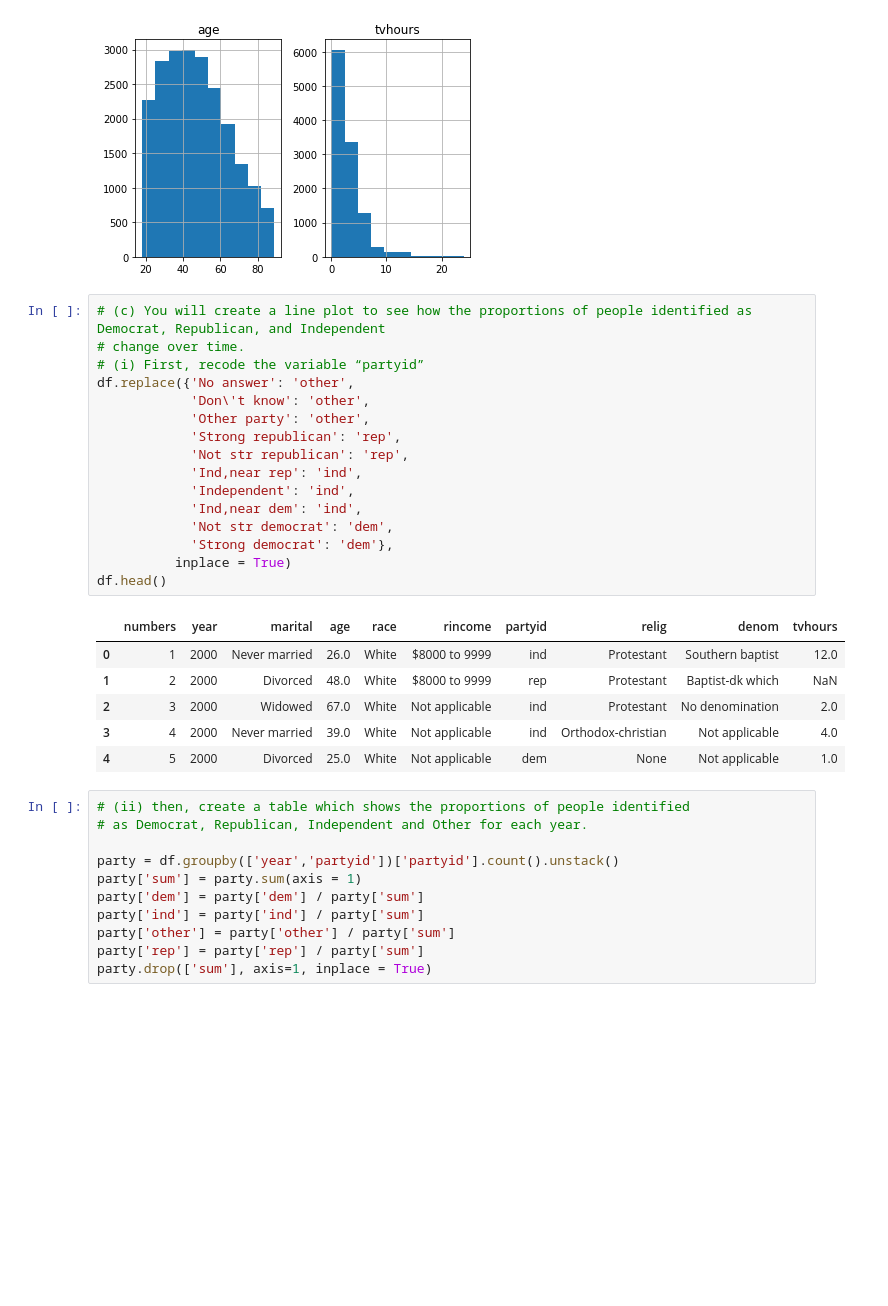
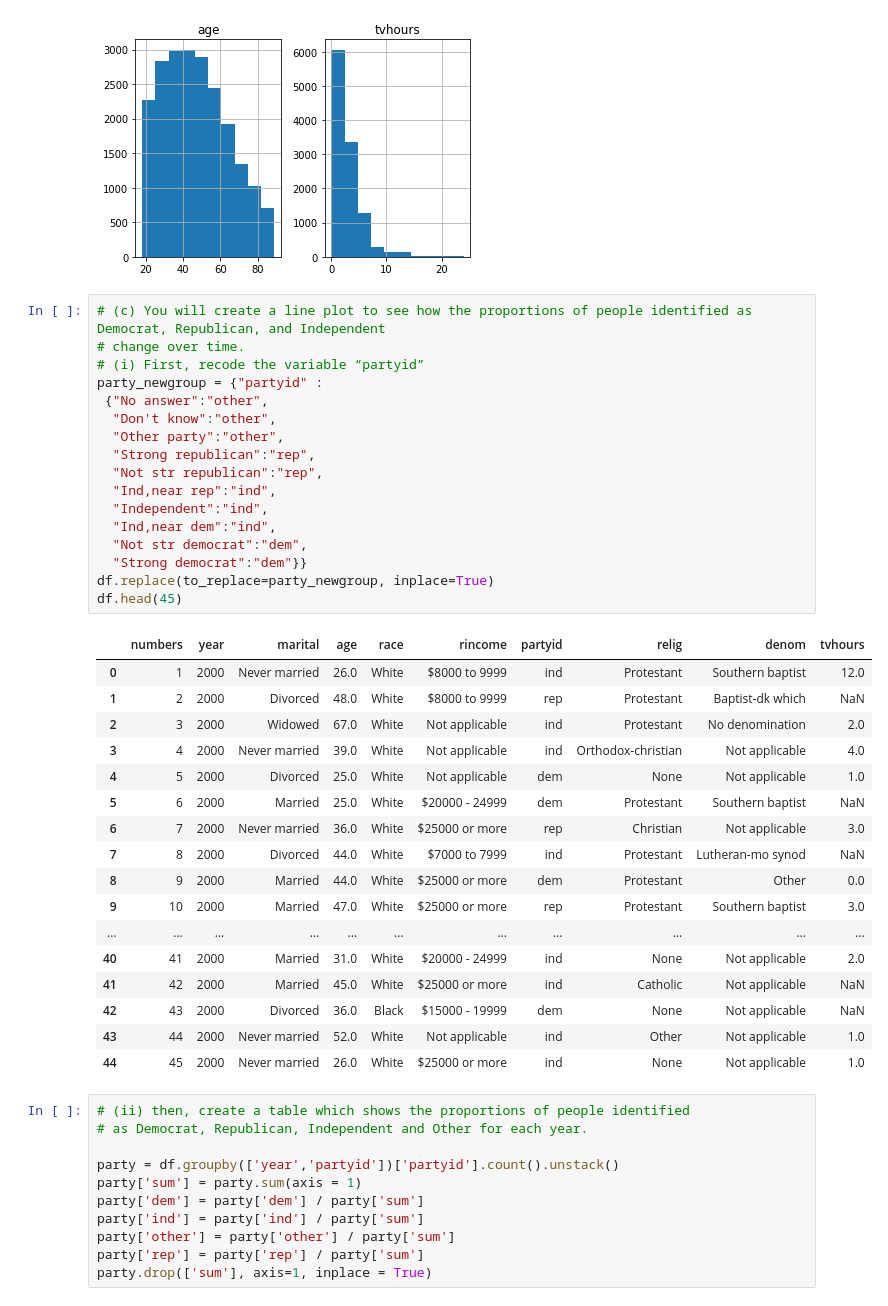
Before and after one commit to RealDogDad/exoplanetary-extrapolation, a Jupyter notebook: quizzes/quiz-3.ipynb, the cells around one changed output. Cells and saved outputs as stored; diff of their text form; blank space fills up the shorter version.

```diff
--- a/quizzes/quiz-3.ipynb
+++ b/quizzes/quiz-3.ipynb
@@ -39,26 +39,38 @@ plt.show()
 # %%
 # (c) You will create a line plot to see how the proportions of people identified as Democrat, Republican, and Independent
 # change over time.
 # (i) First, recode the variable “partyid”
-df.replace({'No answer': 'other',
-            'Don\'t know': 'other',
-            'Other party': 'other',
-            'Strong republican': 'rep',
-            'Not str republican': 'rep',
-            'Ind,near rep': 'ind',
-            'Independent': 'ind',
-            'Ind,near dem': 'ind',
-            'Not str democrat': 'dem',
-            'Strong democrat': 'dem'},
-          inplace = True)
-df.head()
+party_newgroup = {"partyid" :
+ {"No answer":"other",
+  "Don't know":"other",
+  "Other party":"other",
+  "Strong republican":"rep",
+  "Not str republican":"rep",
+  "Ind,near rep":"ind",
+  "Independent":"ind",
+  "Ind,near dem":"ind",
+  "Not str democrat":"dem",
+  "Strong democrat":"dem"}}
+df.replace(to_replace=party_newgroup, inplace=True)
+df.head(45)
 # %% [output]
 |  | numbers | year | marital | age | race | rincome | partyid | relig | denom | tvhours |
 | 0 | 1 | 2000 | Never married | 26.0 | White | $8000 to 9999 | ind | Protestant | Southern baptist | 12.0 |
 | 1 | 2 | 2000 | Divorced | 48.0 | White | $8000 to 9999 | rep | Protestant | Baptist-dk which | NaN |
 | 2 | 3 | 2000 | Widowed | 67.0 | White | Not applicable | ind | Protestant | No denomination | 2.0 |
 | 3 | 4 | 2000 | Never married | 39.0 | White | Not applicable | ind | Orthodox-christian | Not applicable | 4.0 |
 | 4 | 5 | 2000 | Divorced | 25.0 | White | Not applicable | dem | None | Not applicable | 1.0 |
+| 5 | 6 | 2000 | Married | 25.0 | White | $20000 - 24999 | dem | Protestant | Southern baptist | NaN |
+| 6 | 7 | 2000 | Never married | 36.0 | White | $25000 or more | rep | Christian | Not applicable | 3.0 |
+| 7 | 8 | 2000 | Divorced | 44.0 | White | $7000 to 7999 | ind | Protestant | Lutheran-mo synod | NaN |
+| 8 | 9 | 2000 | Married | 44.0 | White | $25000 or more | dem | Protestant | Other | 0.0 |
+| 9 | 10 | 2000 | Married | 47.0 | White | $25000 or more | rep | Protestant | Southern baptist | 3.0 |
+| ... | ... | ... | ... | ... | ... | ... | ... | ... | ... | ... |
+| 40 | 41 | 2000 | Married | 31.0 | White | $20000 - 24999 | ind | None | Not applicable | 2.0 |
+| 41 | 42 | 2000 | Married | 45.0 | White | $25000 or more | ind | Catholic | Not applicable | NaN |
+| 42 | 43 | 2000 | Divorced | 36.0 | Black | $15000 - 19999 | dem | None | Not applicable | NaN |
+| 43 | 44 | 2000 | Never married | 52.0 | White | Not applicable | ind | Other | Not applicable | 1.0 |
+| 44 | 45 | 2000 | Never married | 26.0 | White | $25000 or more | ind | None | Not applicable | 1.0 |
 # %%
 # (ii) then, create a table which shows the proportions of people identified
 # as Democrat, Republican, Independent and Other for each year.
```
Also changed, not shown: parts of 1 cell of this notebook.
